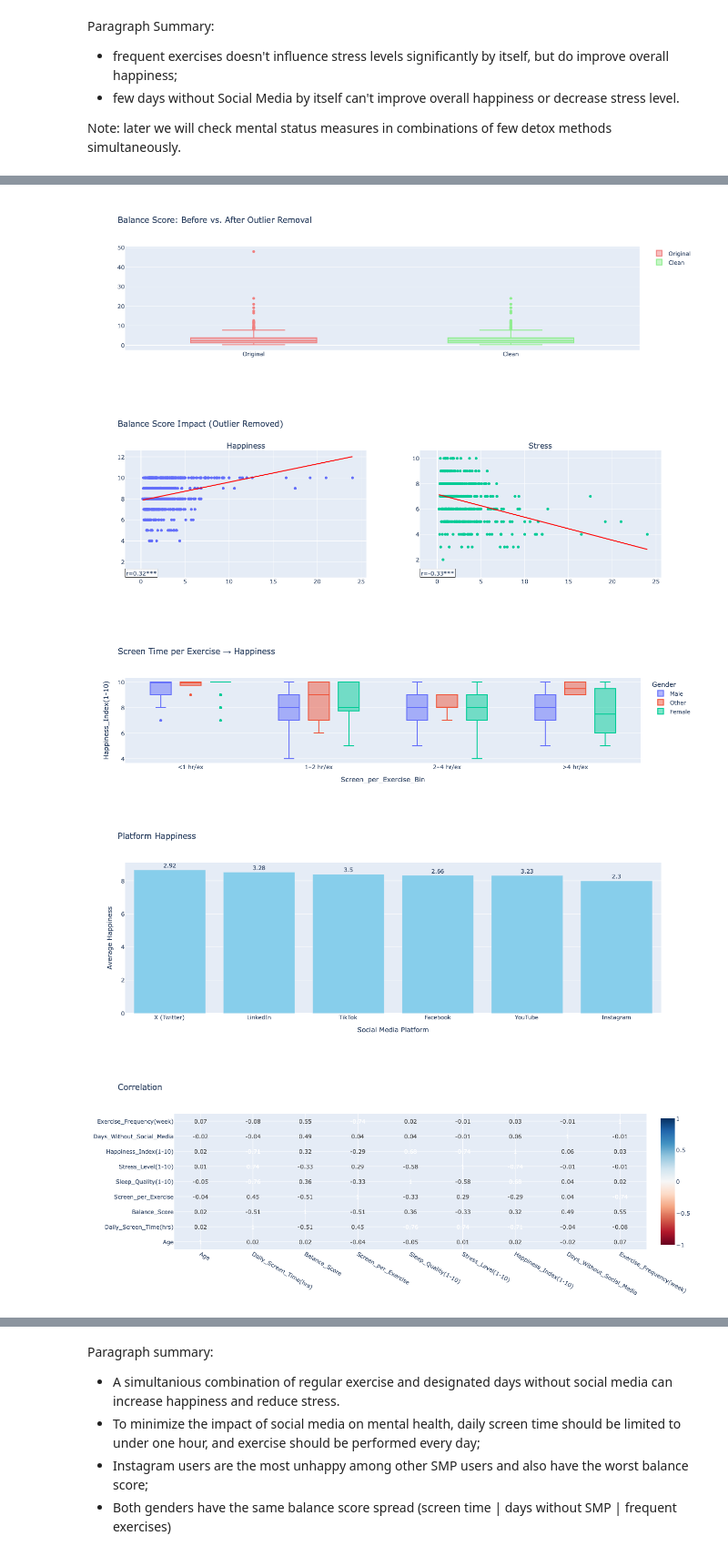
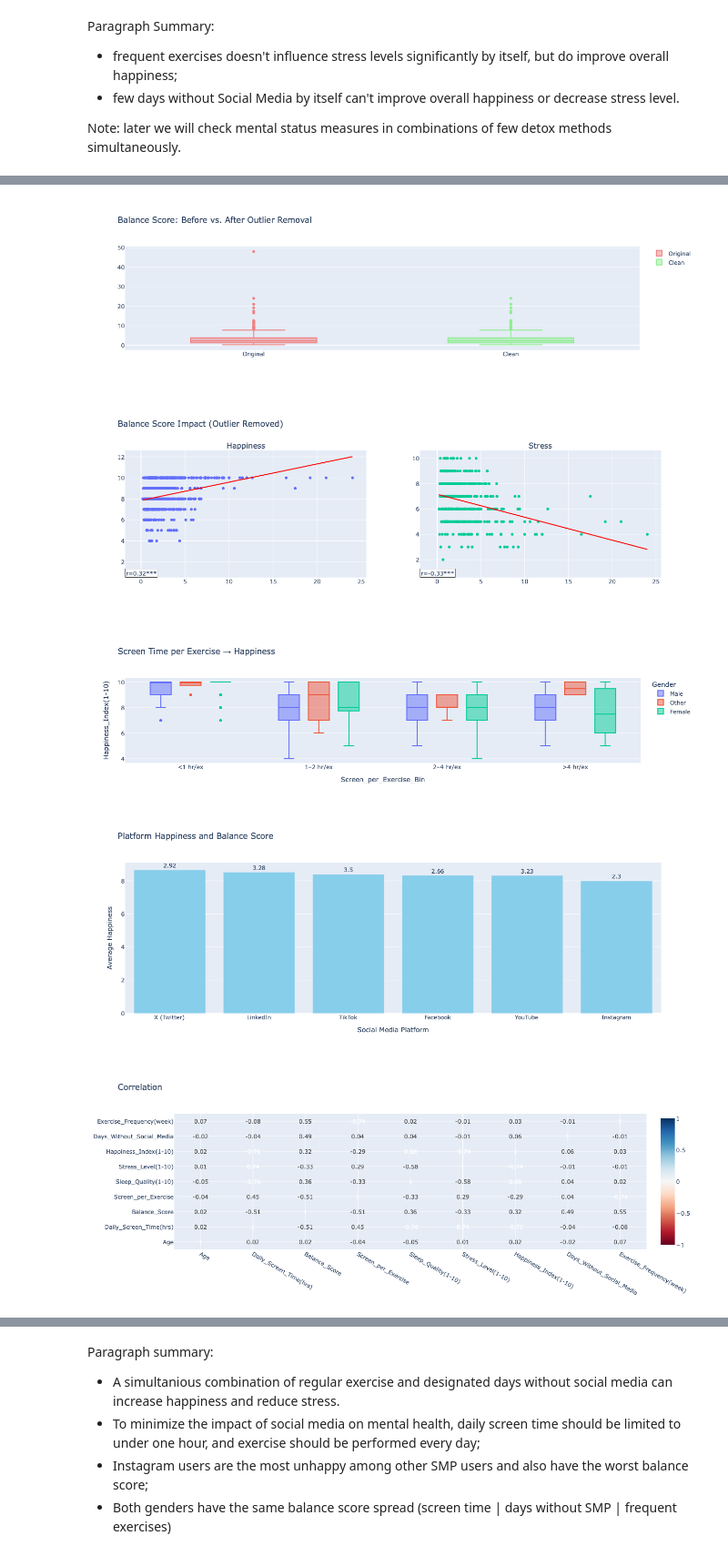
Before and after one commit to vdafeider/data_analysis_social_media_vs_mental_health, a Jupyter notebook: da_social_media_stress.ipynb, the cells around one changed output, grey strips where cells are left out. Shown at 91% size. Cells and saved outputs as stored; diff of their text form; code cells hidden in the pictures.

```diff
--- a/da_social_media_stress.ipynb
+++ b/da_social_media_stress.ipynb
@@ -614,7 +615,7 @@ fig = px.bar(
     x='Social_Media_Platform',
     y='Happiness_Index(1-10)',
     text='Balance_Score',
-    title="Platform Happiness",
+    title="Platform Happiness and Balance Score",
     labels={'Happiness_Index(1-10)': 'Average Happiness (1–10)'}
 )
 
@@ -752,34 +753,34 @@ fig.update_layout(
         xaxis=dict(title='Balance Score', backgroundcolor='white', gridcolor='lightgray', showbackground=True),
         yaxis=dict(title='Happiness Index (1-10)', backgroundcolor='white', gridcolor='lightgray', showbackground=True),
         zaxis=dict(title='Daily Screen Time (hrs)', backgroundcolor='white', gridcolor='lightgray', showbackground=True),
         aspectmode='cube'
     )
 )
 
 fig.show()
 # %% [output]
 Found 1 Balance_Score outlier(s) using IQR rule.
   Lower bound: -19.69, Upper bound: 24.71
   Outlier values:
     Balance_Score
 39           48.0
 
 Original rows: 500 → Clean rows: 499
 
 Clean Data Summary:
        Balance_Score  Screen_per_Exercise
 count        499.000              499.000
 mean           3.005                2.045
 std            2.814                1.419
 min            0.200                0.143
 25%            1.200                1.150
 50%            2.258                1.625
 75%            3.797                2.400
 max           24.000                9.800
 [figure]
 [figure]
 [figure]
-[figure, old version]
+[figure, new version]
 [figure]
 [figure]
 [figure]
```
Also changed, not shown: parts of 2 cells of this notebook.
